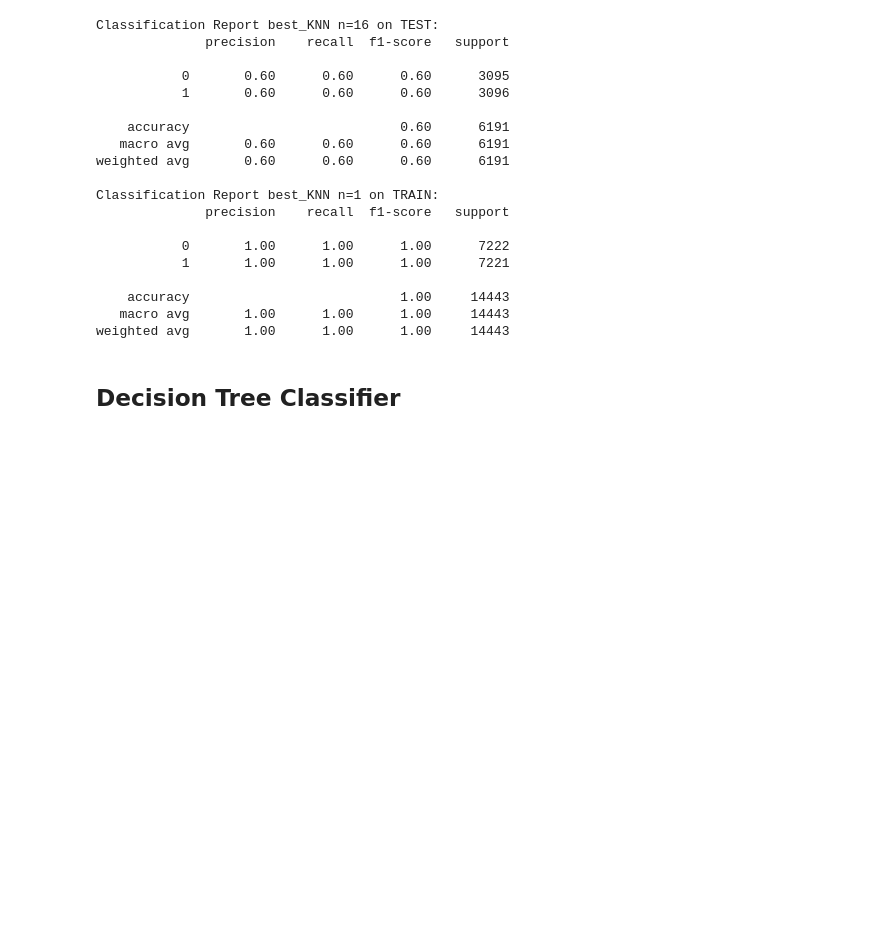
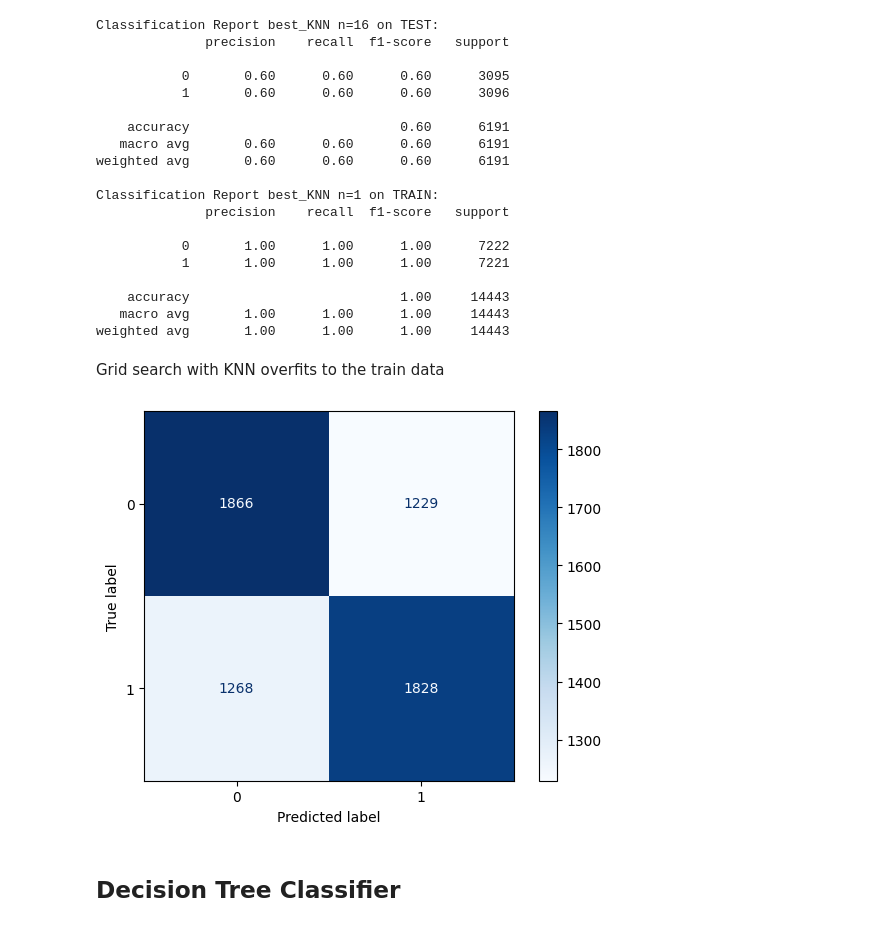
Before and after one commit to samarthKabbur/COE379L, a Jupyter notebook: projects/project2/project2.ipynb, the cells around one changed output. Saved outputs shown, nothing was run; the diff lists cells and outputs as text; code cells hidden in the pictures; blank space fills up the shorter version.

```diff
--- a/projects/project2/project2.ipynb
+++ b/projects/project2/project2.ipynb
@@ -242,6 +226,14 @@ Classification Report best_KNN n=1 on TRAIN:
     accuracy                           1.00     14443
    macro avg       1.00      1.00      1.00     14443
 weighted avg       1.00      1.00      1.00     14443
+# %% [markdown]
+Grid search with KNN overfits to the train data
+# %%
+from sklearn.metrics import ConfusionMatrixDisplay
+cm_display = ConfusionMatrixDisplay.from_estimator(knn, X_test, y_test,
+                                               cmap=plt.cm.Blues,normalize=None)
+# %% [output]
+[figure, added]
 # %% [markdown]
 ## Decision Tree Classifier
 # %%
```
Also changed, not shown: parts of 21 cells of this notebook.
